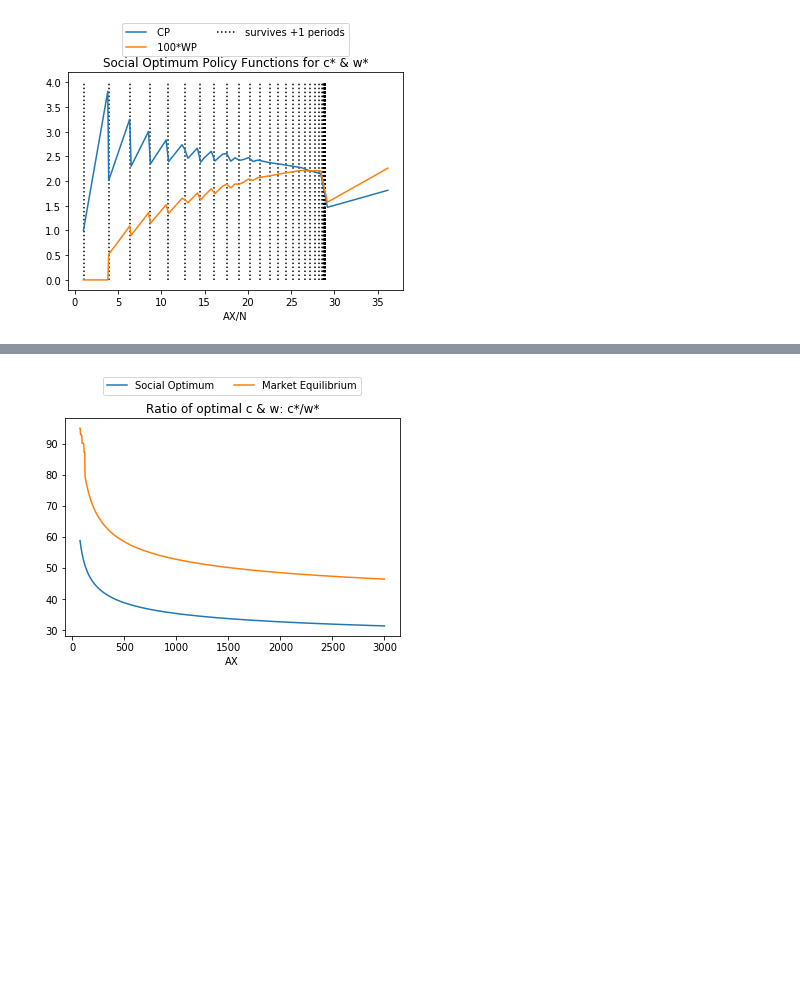
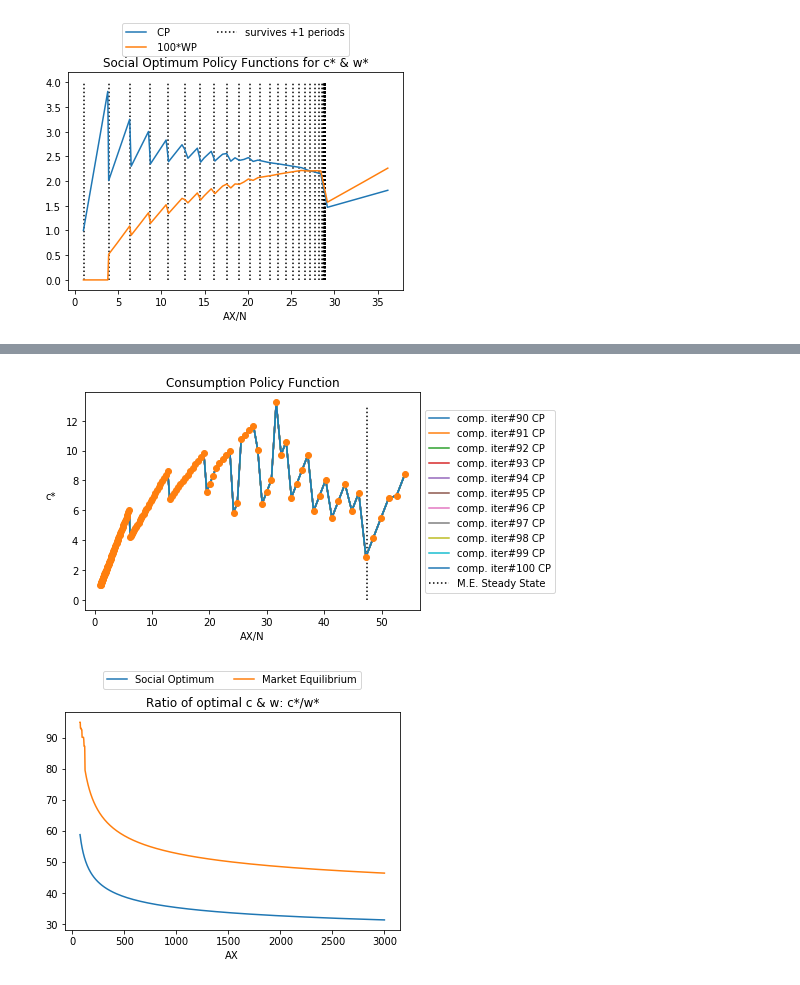
Before and after one commit to MasterOfOrigin/TCM, a Jupyter notebook: ERM_Solution_Main-Simulations.ipynb, the cells around one changed output, grey strips where cells are left out. Cells and saved outputs as stored; diff of their text form; code cells hidden in the pictures; blank space fills up the shorter version.

```diff
--- a/ERM_Solution_Main-Simulations.ipynb
+++ b/ERM_Solution_Main-Simulations.ipynb
@@ -1508,3 +1531,25 @@ plt.show()
+# %%
+rng = range(0,150)
+
+for i in range(90, len(solutions)):
+    lab = "comp. iter#"+str(i) if i > 0 else 'social opt.'
+    CP = solutions[i].build_CP(XP=solutions[i].XP)
+    plt.plot(X[rng]/N, CP[rng],  label = (lab + ' CP') )
+#     WP = solutions[i].build_WP(CP=CP, XP=solutions[i].XP)
+#     plt.plot(X[rng]/N, 100*WP[rng],  label = (lab + ' 100WP') )
+
+plt.plot(X[rng]/N, CP[rng],  'o' )
+plt.vlines(94.94009478093837/N, 0, 13, linestyles='dotted', label='M.E. Steady State')
+
+plt.legend(loc='center left', bbox_to_anchor=(1, 0.5))
+
+h = plt.ylabel('c*', labelpad=15)
+h.set_rotation(0)
+plt.xlabel('AX/N')
+plt.title("Consumption Policy Function")
+plt.show()
+# %% [output]
+[figure, added]
 # %%
 rng = range(160,300)
 
```
Also changed, not shown: parts of 5 cells of this notebook, 6 other files.
